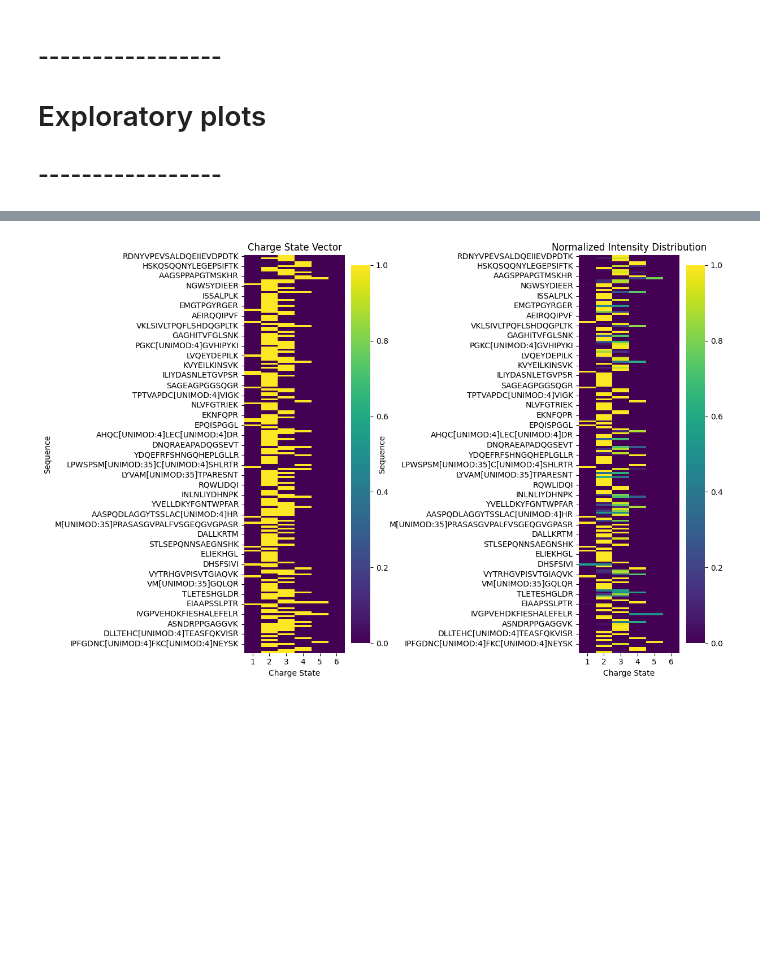
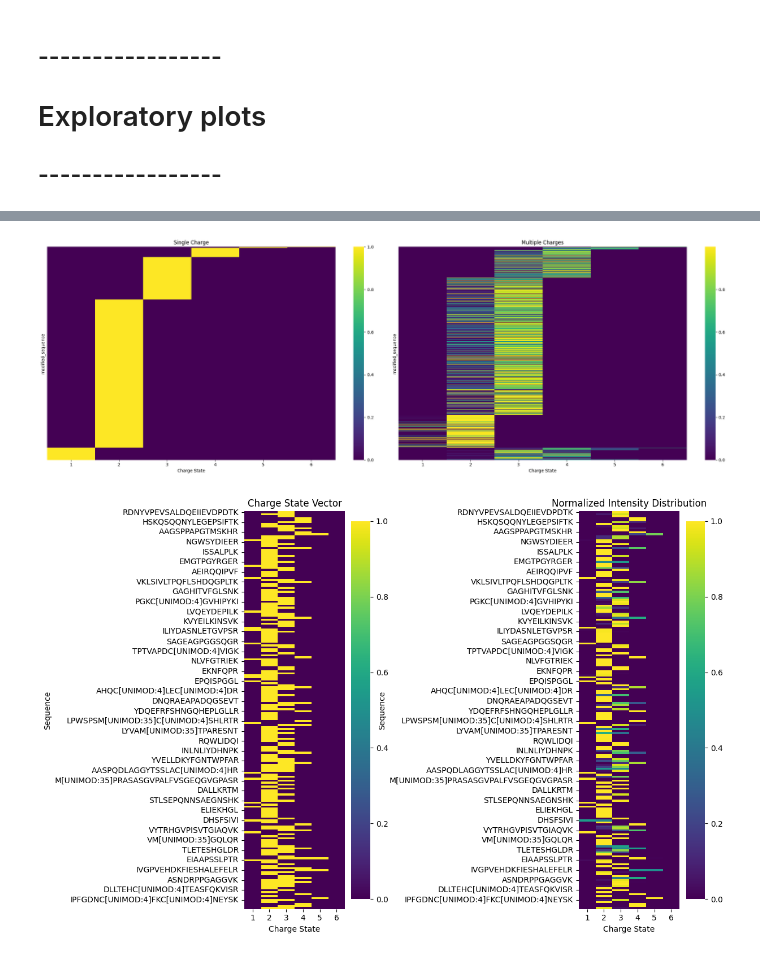
Before and after one commit to wilhelm-lab/dlomix, a Jupyter notebook: data_split_tests.ipynb, the cells around one changed output, grey strips where cells are left out. Saved outputs shown, nothing was run; the diff lists cells and outputs as text; code cells hidden in the pictures; blank space fills up the shorter version.

```diff
--- a/data_split_tests.ipynb
+++ b/data_split_tests.ipynb
@@ -340,3 +401,46 @@ plt.show()
+# %%
+import matplotlib.pyplot as plt
+import seaborn as sns
+import pandas as pd
+
+plot_df = processed_data.copy()
+charge_state_df = pd.DataFrame(plot_df['charge_state_vector'].tolist(), index=plot_df['modified_sequence'], columns=[f'{i}' for i in range(1, 7)])
+intensity_dist_df = pd.DataFrame(plot_df['normalized_intensity_distribution'].tolist(), index=plot_df['modified_sequence'], columns=[f'{i}' for i in range(1, 7)])
+
+# Function to sort charge state vectors
+def sort_charge_state_vectors(row):
+    values = row.values
+    num_ones = int(sum(values))  # Convert to integer
+    order = f"{num_ones:02d}" + "".join(map(str, map(int, values)))  # Convert values to integers
+    return order
+
+# Sort the DataFrames
+sorted_indices = charge_state_df.apply(sort_charge_state_vectors, axis=1).sort_values().index
+charge_state_df = charge_state_df.loc[sorted_indices]
+intensity_dist_df = intensity_dist_df.loc[sorted_indices]
+
+# Split into single and multiple charge DataFrames based on charge_state_df
+single_charge_df = intensity_dist_df[charge_state_df.sum(axis=1) == 1]
+multiple_charge_df = intensity_dist_df[charge_state_df.sum(axis=1) > 1]
+
+plt.figure(figsize=(24, 8))
+
+# Plot single charge heatmap
+plt.subplot(1, 2, 1)
+sns.heatmap(single_charge_df, cmap='viridis', cbar=True, yticklabels=False)
+plt.title('Single Charge')
+plt.xlabel('Charge State')
+
+# Plot multiple charge heatmap
+plt.subplot(1, 2, 2)
+sns.heatmap(multiple_charge_df, cmap='viridis', cbar=True, yticklabels=False)
+plt.title('Multiple Charges')
+plt.xlabel('Charge State')
+
+plt.tight_layout()
+plt.show()
+# %% [output]
+[figure, added]
 # %%
 #Sampling some of the data
 sampled_df = plot_df.sample(n=200, random_state=42)
```
Also changed, not shown: parts of 11 cells of this notebook.
